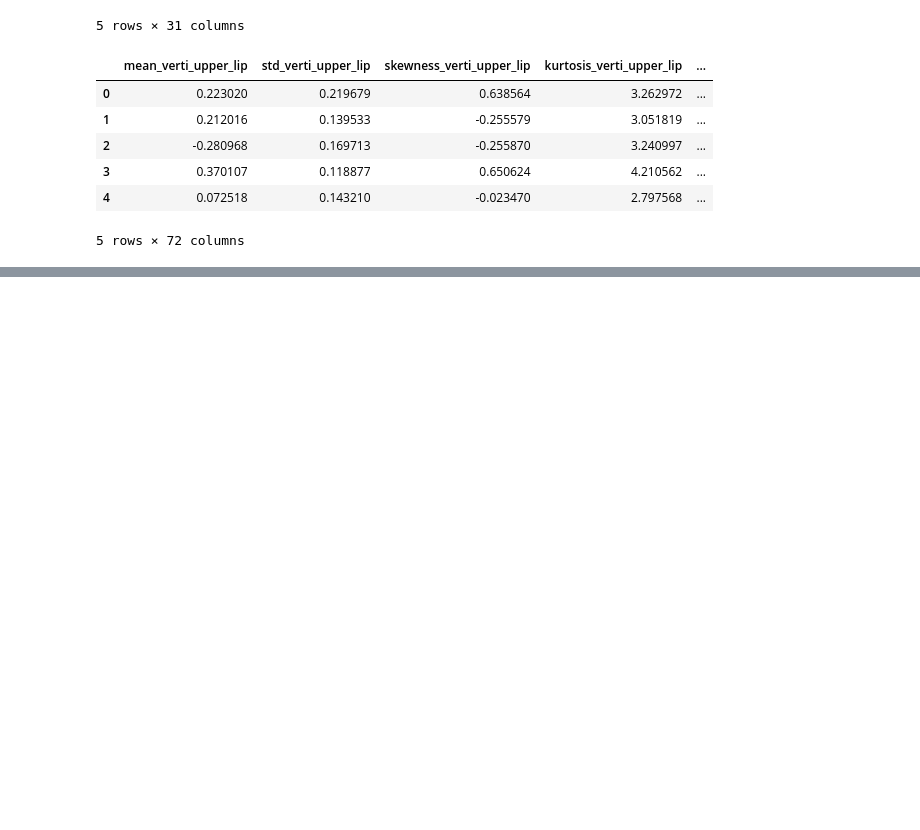
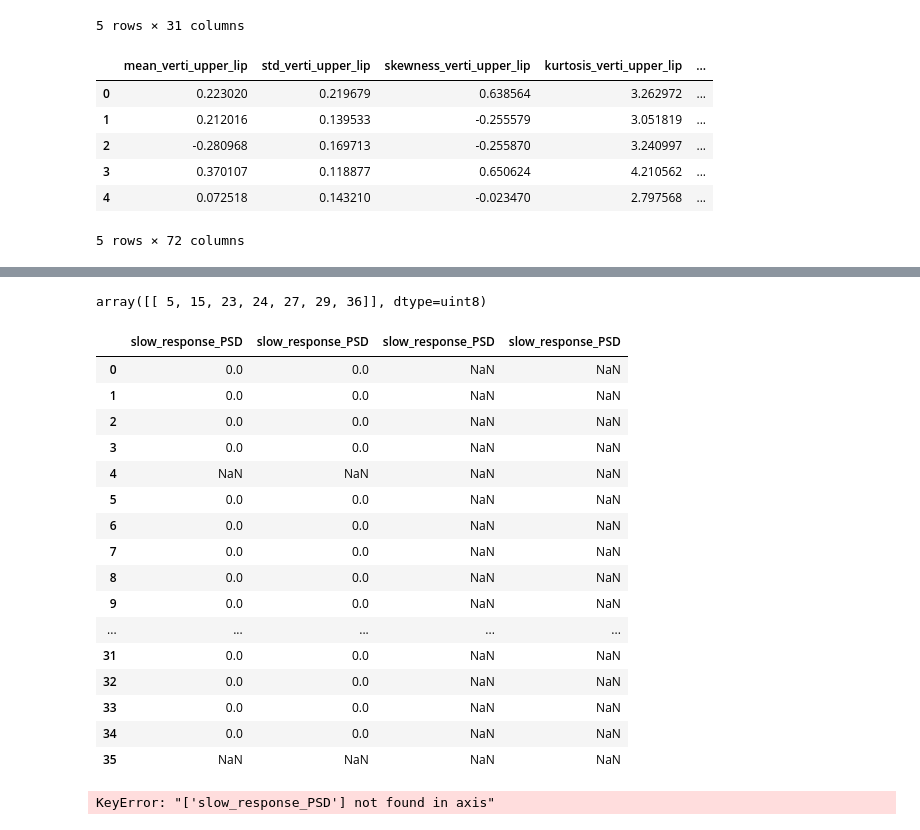
Before and after one commit to kroglkt/CogSci2, a Jupyter notebook: Reading Data.ipynb, the cells around one changed output, grey strips where cells are left out. Drawn from its saved outputs; the diff is of its cells as text; code cells hidden in the pictures; blank space fills up the shorter version.

```diff
--- a/Reading Data.ipynb
+++ b/Reading Data.ipynb
@@ -141,0 +165,28 @@ EMO_feats[0].head()
+# %%
+ECG_fails_mat[0][7]
+# %% [output]
+array([[ 5, 15, 23, 24, 27, 29, 36]], dtype=uint8)
+# %%
+ECG_feats[7]['slow_response_PSD']
+# %% [output]
+|  | slow_response_PSD | slow_response_PSD | slow_response_PSD | slow_response_PSD |
+| 0 | 0.0 | 0.0 | NaN | NaN |
+| 1 | 0.0 | 0.0 | NaN | NaN |
+| 2 | 0.0 | 0.0 | NaN | NaN |
+| 3 | 0.0 | 0.0 | NaN | NaN |
+| 4 | NaN | NaN | NaN | NaN |
+| 5 | 0.0 | 0.0 | NaN | NaN |
+| 6 | 0.0 | 0.0 | NaN | NaN |
+| 7 | 0.0 | 0.0 | NaN | NaN |
+| 8 | 0.0 | 0.0 | NaN | NaN |
+| 9 | 0.0 | 0.0 | NaN | NaN |
+| ... | ... | ... | ... | ... |
+| 31 | 0.0 | 0.0 | NaN | NaN |
+| 32 | 0.0 | 0.0 | NaN | NaN |
+| 33 | 0.0 | 0.0 | NaN | NaN |
+| 34 | 0.0 | 0.0 | NaN | NaN |
+| 35 | NaN | NaN | NaN | NaN |
+# %%
+g = ECG_feats[0].drop(['slow_response_PSD'])
+# %% [output]
+KeyError: "['slow_response_PSD'] not found in axis"
```
Also changed, not shown: parts of 6 cells of this notebook.
